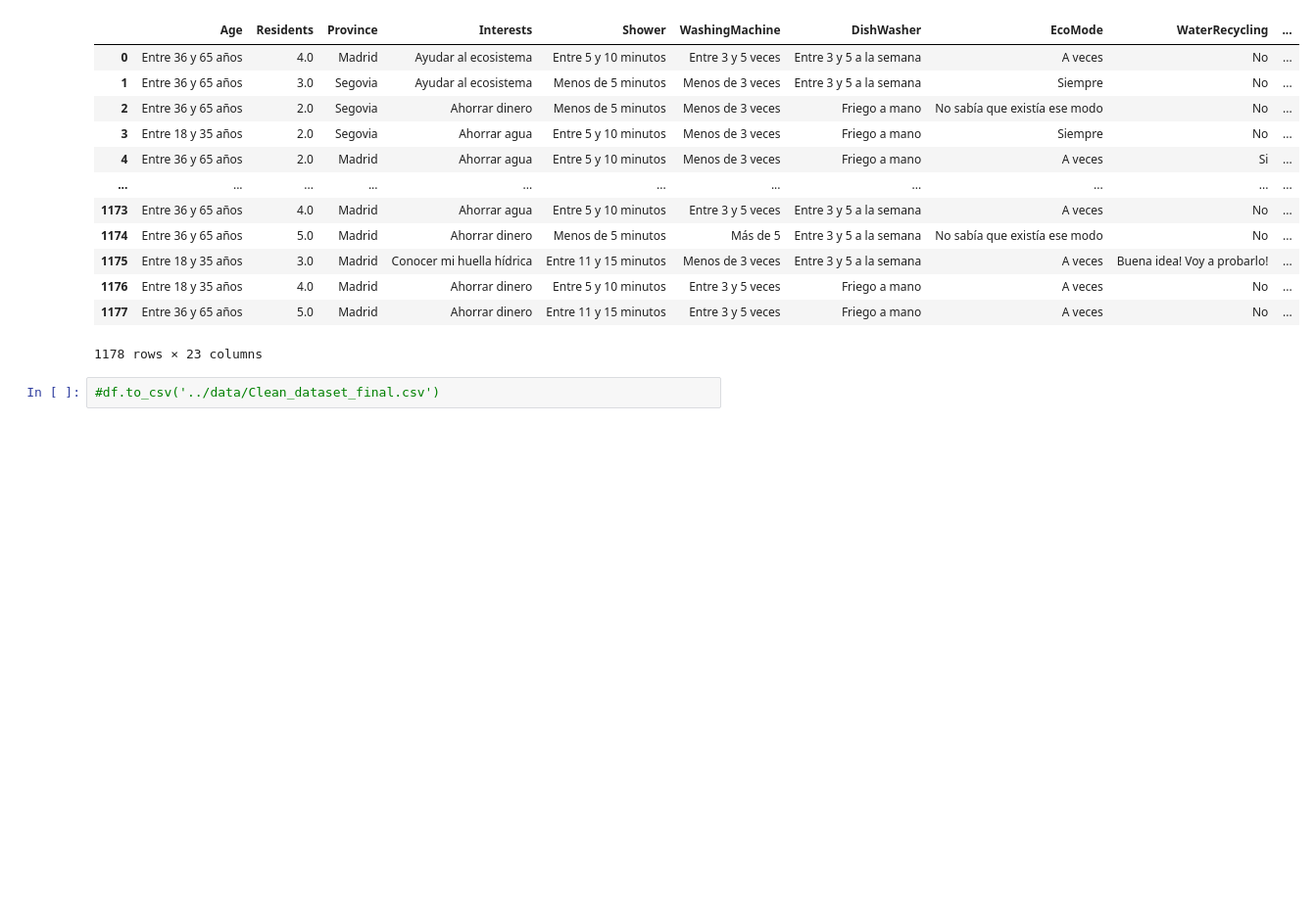
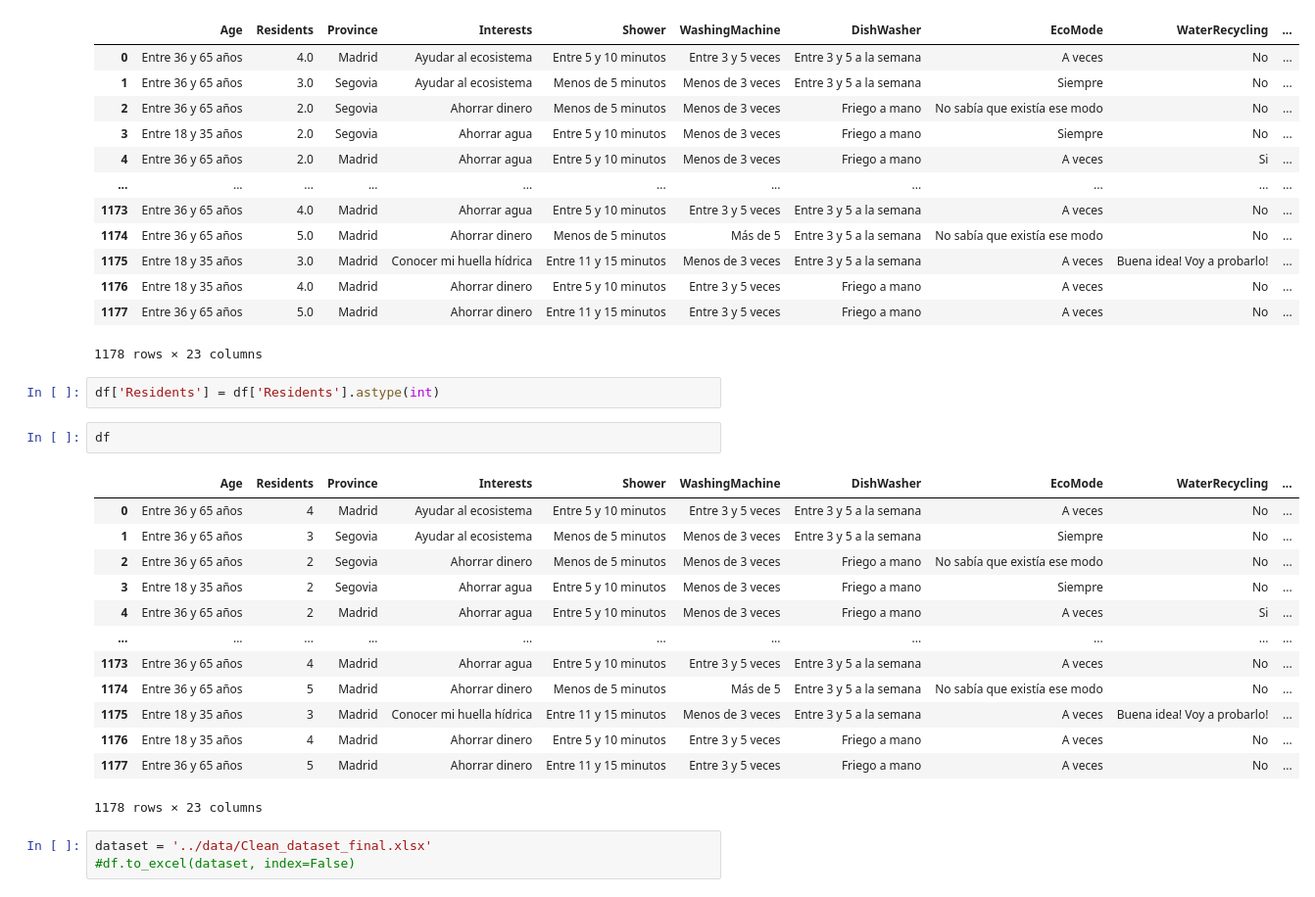
Before and after one commit to IgnacioGB1990/Data_Desafio, a Jupyter notebook: Cleaning/Clean_dataset_footprints.ipynb, the cells around one changed output. Shown: that part at 98% size. Saved outputs shown, nothing was run; the diff lists cells and outputs as text; blank space fills up the shorter version.

```diff
--- a/Cleaning/Clean_dataset_footprints.ipynb
+++ b/Cleaning/Clean_dataset_footprints.ipynb
@@ -293,5 +293,24 @@ df
 | 1176 | Entre 18 y 35 años | 4.0 | Madrid | Ahorrar dinero | Entre 5 y 10 minutos | Entre 3 y 5 veces | Friego a mano | A veces | No | ... |
 | 1177 | Entre 36 y 65 años | 5.0 | Madrid | Ahorrar dinero | Entre 11 y 15 minutos | Entre 3 y 5 veces | Friego a mano | A veces | No | ... |
 1178 rows × 23 columns
-# %%
-#df.to_csv('../data/Clean_dataset_final.csv')
+# %%
+df['Residents'] = df['Residents'].astype(int)
+# %%
+df
+# %% [output]
+|  | Age | Residents | Province | Interests | Shower | WashingMachine | DishWasher | EcoMode | WaterRecycling | ... |
+| 0 | Entre 36 y 65 años | 4 | Madrid | Ayudar al ecosistema | Entre 5 y 10 minutos | Entre 3 y 5 veces | Entre 3 y 5 a la semana | A veces | No | ... |
+| 1 | Entre 36 y 65 años | 3 | Segovia | Ayudar al ecosistema | Menos de 5 minutos | Menos de 3 veces | Entre 3 y 5 a la semana | Siempre | No | ... |
+| 2 | Entre 36 y 65 años | 2 | Segovia | Ahorrar dinero | Menos de 5 minutos | Menos de 3 veces | Friego a mano | No sabía que existía ese modo | No | ... |
+| 3 | Entre 18 y 35 años | 2 | Segovia | Ahorrar agua | Entre 5 y 10 minutos | Menos de 3 veces | Friego a mano | Siempre | No | ... |
+| 4 | Entre 36 y 65 años | 2 | Madrid | Ahorrar agua | Entre 5 y 10 minutos | Menos de 3 veces | Friego a mano | A veces | Si | ... |
+| ... | ... | ... | ... | ... | ... | ... | ... | ... | ... | ... |
+| 1173 | Entre 36 y 65 años | 4 | Madrid | Ahorrar agua | Entre 5 y 10 minutos | Entre 3 y 5 veces | Entre 3 y 5 a la semana | A veces | No | ... |
+| 1174 | Entre 36 y 65 años | 5 | Madrid | Ahorrar dinero | Menos de 5 minutos | Más de 5 | Entre 3 y 5 a la semana | No sabía que existía ese modo | No | ... |
+| 1175 | Entre 18 y 35 años | 3 | Madrid | Conocer mi huella hídrica | Entre 11 y 15 minutos | Menos de 3 veces | Entre 3 y 5 a la semana | A veces | Buena idea! Voy a probarlo! | ... |
+| 1176 | Entre 18 y 35 años | 4 | Madrid | Ahorrar dinero | Entre 5 y 10 minutos | Entre 3 y 5 veces | Friego a mano | A veces | No | ... |
+| 1177 | Entre 36 y 65 años | 5 | Madrid | Ahorrar dinero | Entre 11 y 15 minutos | Entre 3 y 5 veces | Friego a mano | A veces | No | ... |
+1178 rows × 23 columns
+# %%
+dataset = '../data/Clean_dataset_final.xlsx'
+#df.to_excel(dataset, index=False)
```
Also changed, not shown: 3 other files.
